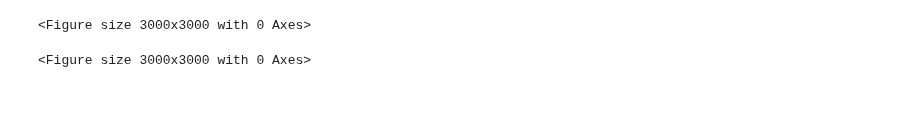
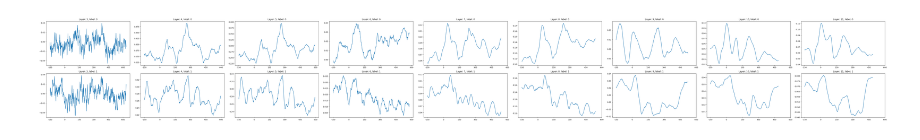
Before and after one commit to arthurdehgan/meegnet, a Jupyter notebook: notebooks/visu_filters.ipynb, the cells around one changed output. Saved outputs shown, nothing was run; the diff lists cells and outputs as text; code cells hidden in the pictures; blank space fills up the shorter version.

```diff
--- a/notebooks/visu_filters.ipynb
+++ b/notebooks/visu_filters.ipynb
@@ -124,19 +45,0 @@ if not os.path.exists(netviz_path):
-# %%
-#####################
-### LOADING MODEL ###
-#####################
-
-if args.model_path is None:
-    model_path = args.save_path
-else:
-    model_path = args.model_path
-
-if not os.path.exists(model_path):
-    logging.info(f"{model_path} does not exist. Creating folders")
-    os.makedirs(model_path)
-
-my_model = Model(name, args.net_option, input_size, n_outputs, save_path=args.save_path)
-my_model.from_pretrained()
-# my_model.load()
-
-model_weights = my_model.feature_weights
@@ -216,19 +116,33 @@ outputs = results
 # %%
-#############################
-### FILTER VISUALISATIONS ###
-#############################
+def map_range(length, t0=0, sf=1000):
+    time_ratio = sf / 1000
+    start_time = int(-t0 * time_ratio)
+    end_time = start_time + int(length / time_ratio)
+    return np.arange(start_time, end_time, int(1/time_ratio))
 
-for layer_idx, out in enumerate(outputs):
-    plt.figure(figsize=(30, 30))
-    layer_viz = out[0].data.cpu()
-    if len(layer_viz.shape) <= 1:
-        continue
-    for i, filt in enumerate(layer_viz):
-        if i == 100:  # we will visualize only 10x10 blocks from each layer
-            break
-        plt.subplot(10, 10, i + 1)
-        plt.plot(np.arange(len(filt[0])), filt[0])
-    logging.info(f"Saving layer {layer_idx} feature maps...")
-    plt.savefig(os.path.join(viz_path, name, f"layer_{layer_idx}.png"))
-    plt.close()
+nrows, ncols = len(labels), len(outputs[0][0])
+dx, dy = 4, 1
+figsize = plt.figaspect(float(dy * nrows) / float(dx * ncols))
+fig, axes = plt.subplots(nrows, ncols, figsize=4*figsize)
+
+for results, lab in outputs:
+    for layer_idx, out in enumerate(results):
+        layer_viz = out[0].detach().cpu()
+        if len(layer_viz.shape) <= 1:
+            continue
+        filter_mean = None
+        for filt in layer_viz:
+            if filter_mean is None:
+                filter_mean = filt/len(layer_viz)
+            else:
+                filter_mean += filt/len(layer_viz)
+        axes[lab, layer_idx].plot(np.arange(len(filter_mean[0])), filter_mean[0])
+        axes[lab, layer_idx].set_xticks((0, 75, 150, 225, 300, 375))
+        axes[lab, layer_idx].set_xticklabels((-150, 0, 150, 300, 450, 600))
+        axes[lab, layer_idx].title.set_text(f"Layer: {layer_idx+3}, label: {lab}") # correcting for ignored layers
+
+plt.tight_layout()
+# fig.savefig("figure")
+plt.show()
+plt.close()
 # %% [output]
@@ -246,2 +149 @@ for layer_idx, out in enumerate(outputs):
-<Figure size 3000x3000 with 0 Axes>
-<Figure size 3000x3000 with 0 Axes>
+[figure, added]
```
Also changed, not shown: parts of 11 cells of this notebook, 3 other files.
